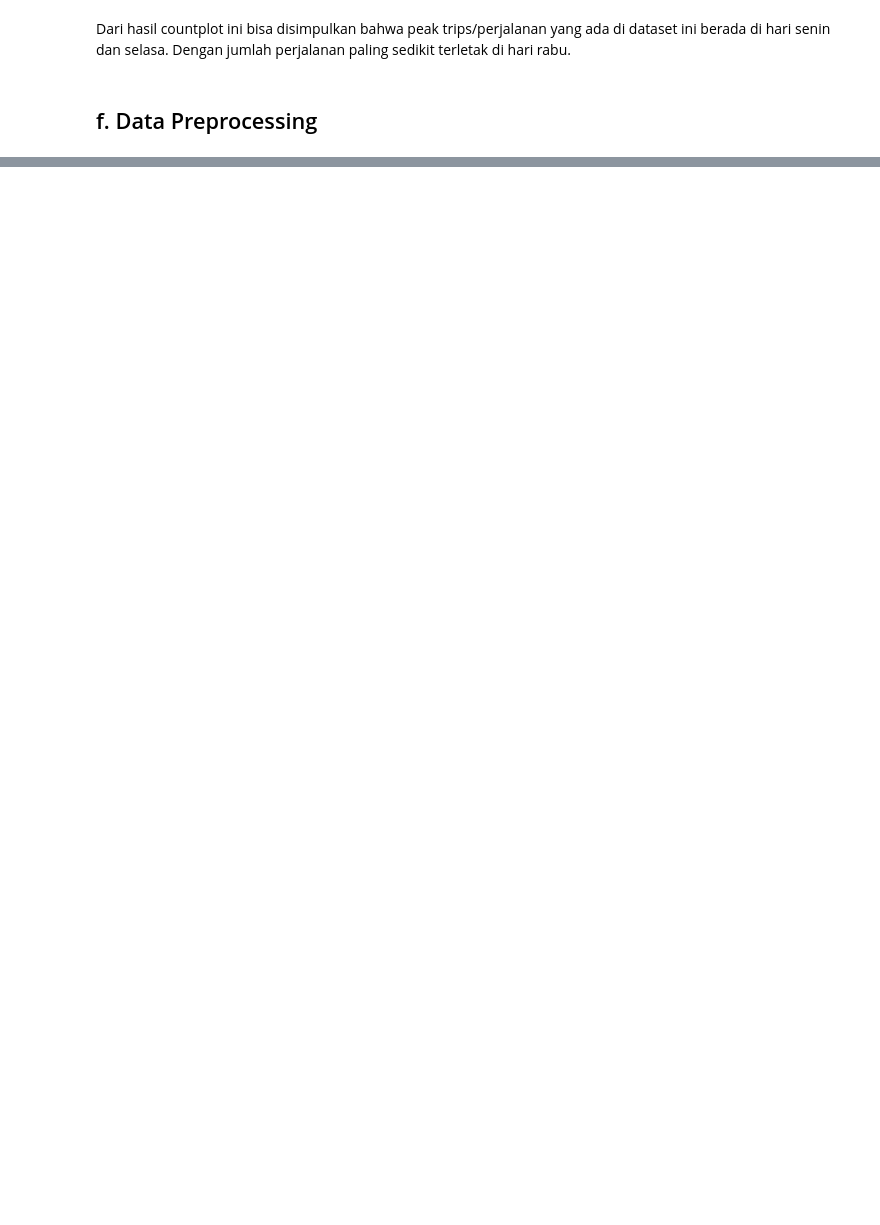
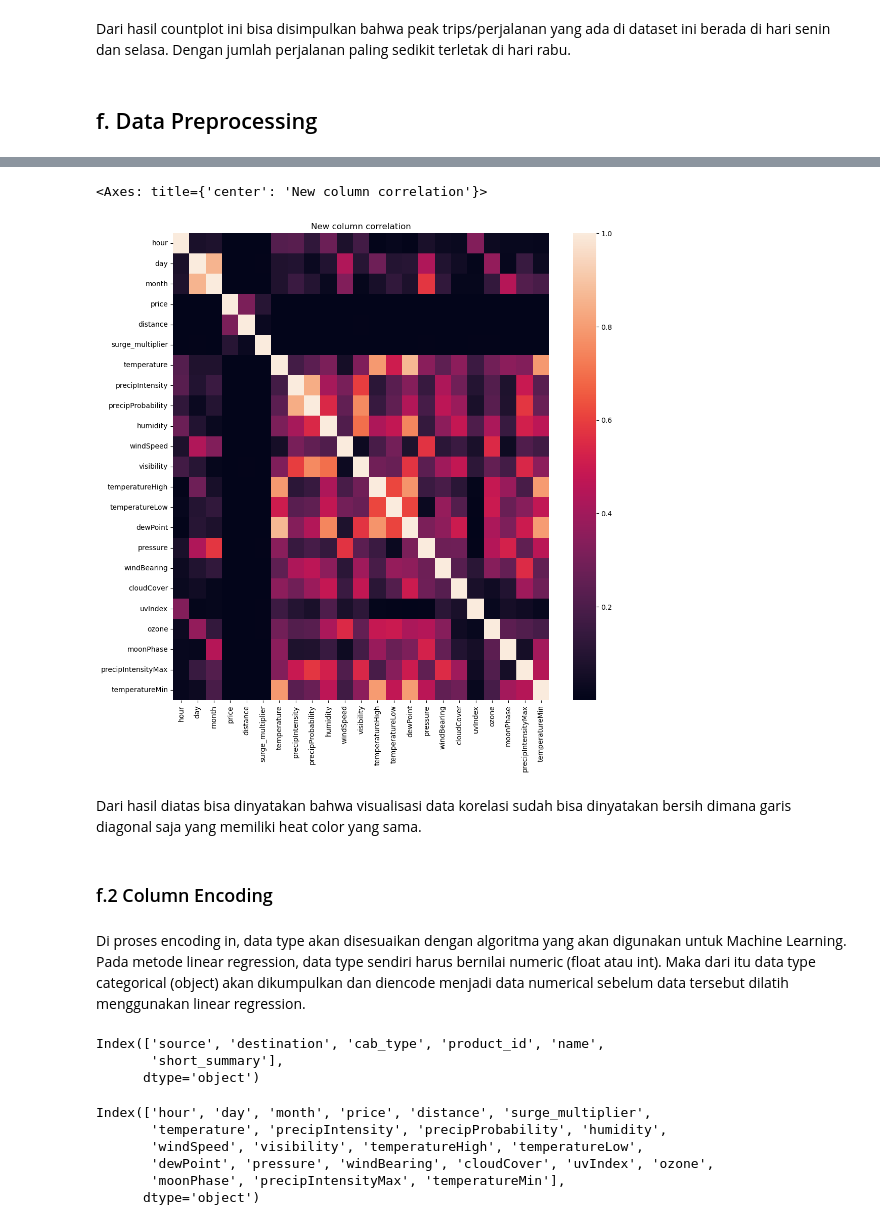
Before and after one commit to vincenta1206519/Hacktiv8_FinalProject, a Jupyter notebook: Final Project 1/PYTN_KampusMerdeka_fp1_VincentTanaka.ipynb, the cells around one changed output, grey strips where cells are left out. Cells and saved outputs as stored; diff of their text form; code cells hidden in the pictures; blank space fills up the shorter version.

```diff
--- a/Final Project 1/PYTN_KampusMerdeka_fp1_VincentTanaka.ipynb
+++ b/Final Project 1/PYTN_KampusMerdeka_fp1_VincentTanaka.ipynb
@@ -184 +368,3 @@ df = df.dropna()
+# %%
+filtered_df = filtered_df.dropna()
 # %%
@@ -204,6 +394,6 @@ dtype: int64
 # %% [markdown]
 Data duplikat dan data dengan nilai kosong sudah dibersihkan, proses bisa dilanjut dengan Feature Engineering pada data kategorikal
 # %%
-df_categorical = df.select_dtypes(['object']).columns
+df_categorical = filtered_df.select_dtypes(['object']).columns
 df_categorical
 # %% [output]
@@ -296,0 +521,8 @@ Dari hasil countplot ini bisa disimpulkan bahwa peak trips/perjalanan yang ada d
+# %%
+# Drop the column that had a high threshord to reduce redundancy
+threshold = 0.9
+corr_matrix = filtered_df.corr().abs()
+upper = corr_matrix.where(np.triu(np.ones(corr_matrix.shape), k=1).astype(bool))
+to_drop = [col for col in upper.columns if any(upper[col] > threshold)]
+print('There are %d columns to remove.' % (len(to_drop)))
+to_drop
@@ -296,0 +539,36 @@ Dari hasil countplot ini bisa disimpulkan bahwa peak trips/perjalanan yang ada d
+# %%
+# Declaere new df where it'll drop the irrelevant column based on the correlation
+filtered_df = filtered_df.drop(to_drop, axis=1)
+# %%
+# Visualize the new correlation
+plt.figure(figsize=(12,12))
+plt.title('New column correlation')
+sns.heatmap(filtered_df.corr().abs())
+# %% [output]
+<Axes: title={'center': 'New column correlation'}>
+[figure, added]
+# %% [markdown]
+Dari hasil diatas bisa dinyatakan bahwa visualisasi data korelasi sudah bisa dinyatakan bersih dimana garis diagonal saja yang memiliki heat color yang sama.
+# %% [markdown]
+### f.2 Column Encoding
+# %% [markdown]
+Di proses encoding in, data type akan disesuaikan dengan algoritma yang akan digunakan untuk Machine Learning. Pada metode linear regression, data type sendiri harus bernilai numeric (float atau int). Maka dari itu data type categorical (object) akan dikumpulkan dan diencode menjadi data numerical sebelum data tersebut dilatih menggunakan linear regression.
+# %%
+# Filter the dataframe based on the categorical data types
+df_categorical = filtered_df.select_dtypes('object').columns
+df_categorical
+# %% [output]
+Index(['source', 'destination', 'cab_type', 'product_id', 'name',
+       'short_summary'],
+      dtype='object')
+# %%
+# Filter dataframe based on the numerical data types
+df_numerical = filtered_df.select_dtypes(["float64","int64"]).columns
+df_numerical
+# %% [output]
+Index(['hour', 'day', 'month', 'price', 'distance', 'surge_multiplier',
+       'temperature', 'precipIntensity', 'precipProbability', 'humidity',
+       'windSpeed', 'visibility', 'temperatureHigh', 'temperatureLow',
+       'dewPoint', 'pressure', 'windBearing', 'cloudCover', 'uvIndex', 'ozone',
+       'moonPhase', 'precipIntensityMax', 'temperatureMin'],
+      dtype='object')
```
Also changed, not shown: parts of 111 cells of this notebook, 2 other files.
